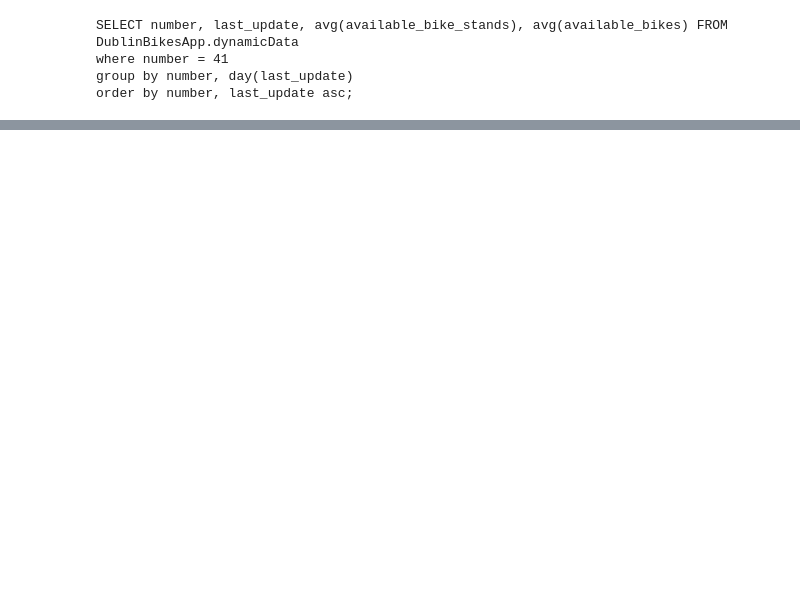
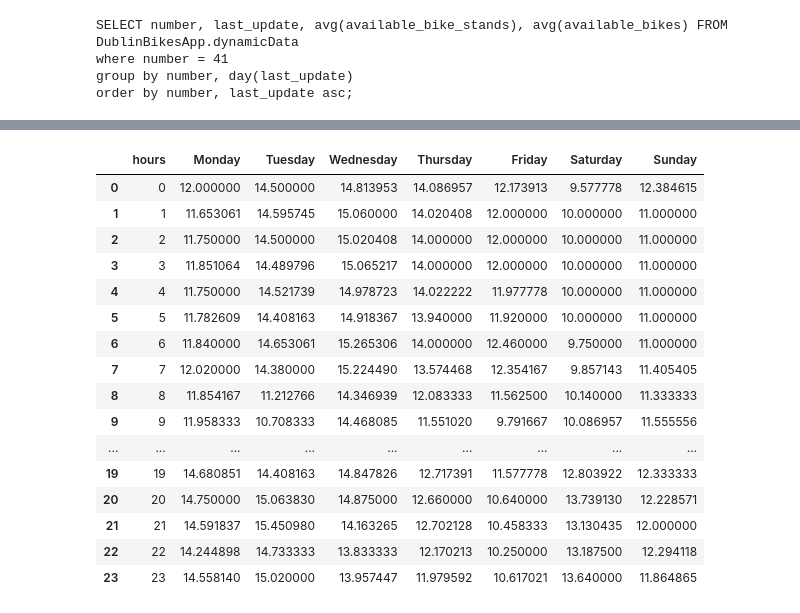
Before and after one commit to AdamMcCarthyCompSci/Dublin-Bikes-App, a Jupyter notebook: graph.ipynb, the cells around one changed output, grey strips where cells are left out. Saved outputs shown, nothing was run; the diff lists cells and outputs as text; code cells hidden in the pictures; blank space fills up the shorter version.

```diff
--- a/graph.ipynb
+++ b/graph.ipynb
@@ -80,0 +85,2 @@ df
+# %%
+df["last_update"] = pd.to_datetime(df["last_update"])
@@ -80,0 +106,26 @@ df
+# %%
+newDF = pd.DataFrame(data = {"hours": [x for x in range(24)]})
+for i,days in enumerate(['Monday', 'Tuesday', 'Wednesday', 'Thursday', 'Friday', 'Saturday', 'Sunday']):
+    day = []
+    for hours in range(24):
+       day.append(df.loc[(df["hour"] == hours) & (df["day"] == i)]['available_bike_stands'].mean())
+    newDF[days] = day
+newDF
+# %% [output]
+|  | hours | Monday | Tuesday | Wednesday | Thursday | Friday | Saturday | Sunday |
+| 0 | 0 | 12.000000 | 14.500000 | 14.813953 | 14.086957 | 12.173913 | 9.577778 | 12.384615 |
+| 1 | 1 | 11.653061 | 14.595745 | 15.060000 | 14.020408 | 12.000000 | 10.000000 | 11.000000 |
+| 2 | 2 | 11.750000 | 14.500000 | 15.020408 | 14.000000 | 12.000000 | 10.000000 | 11.000000 |
+| 3 | 3 | 11.851064 | 14.489796 | 15.065217 | 14.000000 | 12.000000 | 10.000000 | 11.000000 |
+| 4 | 4 | 11.750000 | 14.521739 | 14.978723 | 14.022222 | 11.977778 | 10.000000 | 11.000000 |
+| 5 | 5 | 11.782609 | 14.408163 | 14.918367 | 13.940000 | 11.920000 | 10.000000 | 11.000000 |
+| 6 | 6 | 11.840000 | 14.653061 | 15.265306 | 14.000000 | 12.460000 | 9.750000 | 11.000000 |
+| 7 | 7 | 12.020000 | 14.380000 | 15.224490 | 13.574468 | 12.354167 | 9.857143 | 11.405405 |
+| 8 | 8 | 11.854167 | 11.212766 | 14.346939 | 12.083333 | 11.562500 | 10.140000 | 11.333333 |
+| 9 | 9 | 11.958333 | 10.708333 | 14.468085 | 11.551020 | 9.791667 | 10.086957 | 11.555556 |
+| ... | ... | ... | ... | ... | ... | ... | ... | ... |
+| 19 | 19 | 14.680851 | 14.408163 | 14.847826 | 12.717391 | 11.577778 | 12.803922 | 12.333333 |
+| 20 | 20 | 14.750000 | 15.063830 | 14.875000 | 12.660000 | 10.640000 | 13.739130 | 12.228571 |
+| 21 | 21 | 14.591837 | 15.450980 | 14.163265 | 12.702128 | 10.458333 | 13.130435 | 12.000000 |
+| 22 | 22 | 14.244898 | 14.733333 | 13.833333 | 12.170213 | 10.250000 | 13.187500 | 12.294118 |
+| 23 | 23 | 14.558140 | 15.020000 | 13.957447 | 11.979592 | 10.617021 | 13.640000 | 11.864865 |
```
Also changed, not shown: parts of 14 cells of this notebook, 4 other files.
